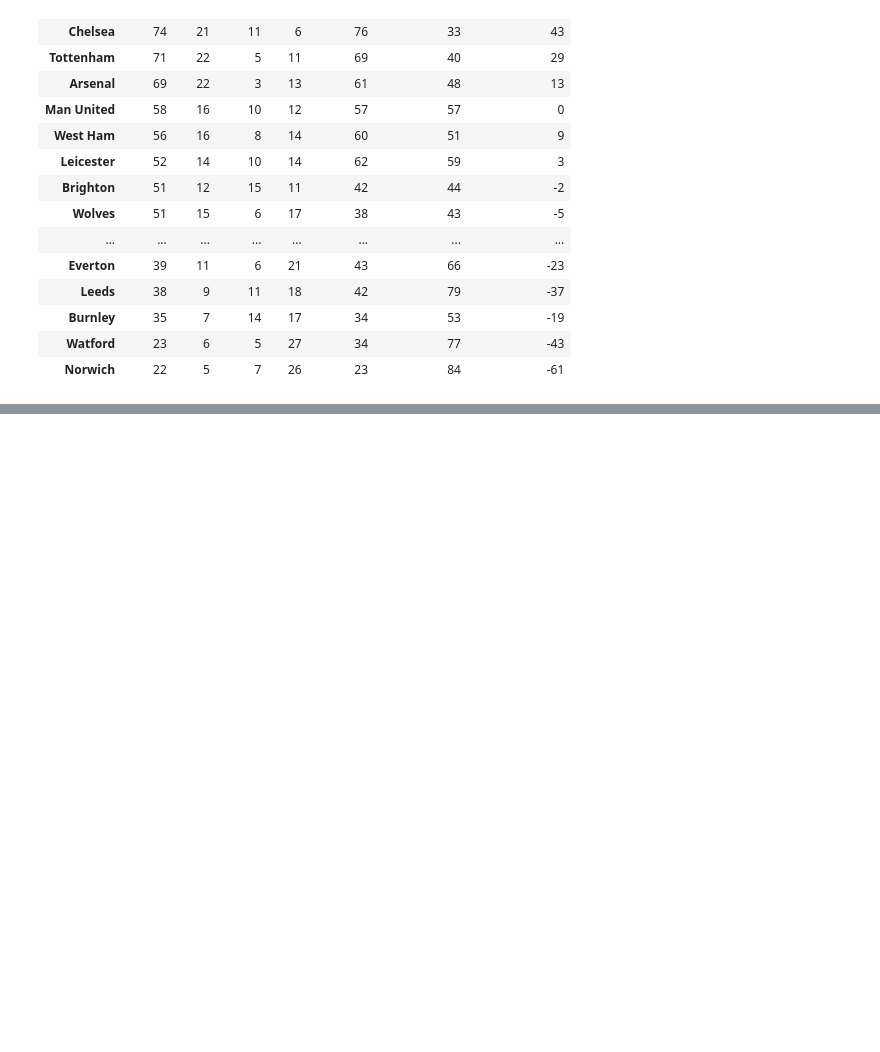
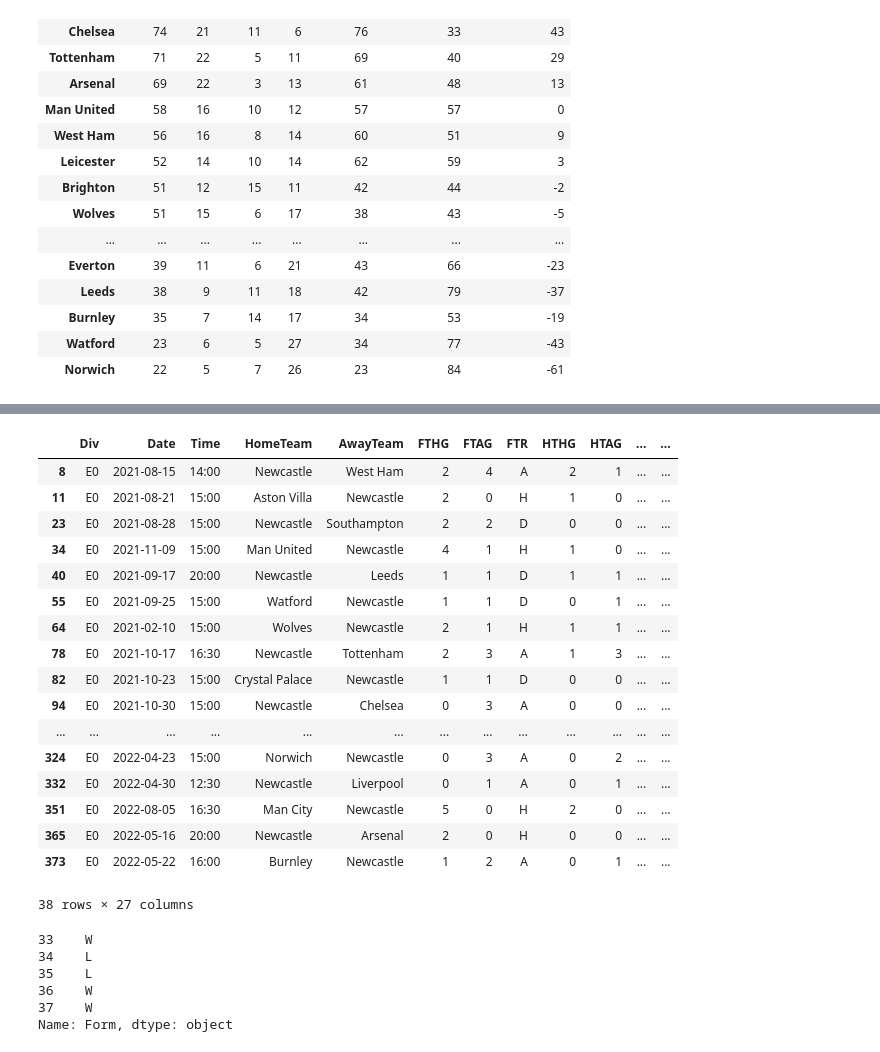
Before and after one commit to solstice035/footballdash, a Jupyter notebook: code/league.ipynb, the cells around one changed output, grey strips where cells are left out. Drawn from its saved outputs; the diff is of its cells as text; code cells hidden in the pictures; blank space fills up the shorter version.

```diff
--- a/code/league.ipynb
+++ b/code/league.ipynb
@@ -55,12 +55,10 @@ def awaypoints(FTR):
     return 0
 
 
-df
+df2 = df.copy()
+df2.loc[:, 'HomePoints'] = df.loc[:, 'FTR'].apply(homepoints)
+df2.loc[:, ('AwayPoints')] = df.loc[:, ('FTR')].apply(awaypoints)
+df2.loc[:, 'Score'] = df['FTHG'].astype(str) + '-' + df['FTAG'].astype(str)
 
-# df['HomePoints'] = df.apply(lambda row: hp(row), axis=1)
-df['HomePoints'] = df['FTR'].apply(homepoints)
-df['AwayPoints'] = df['FTR'].apply(awaypoints)
-df['Score'] = df['FTHG'].astype(str) + '-' + df['FTAG'].astype(str)
-
-df.head()
+df2.head()
 # %% [output]
@@ -88,0 +72,4 @@ See the caveats in the documentation: https://pandas.pydata.org/pandas-docs/stab
+# %%
+df2['Date'] = pd.to_datetime(df2['Date']).dt.date
+print(df2['Date'].dtype)
+df2.head(10)
@@ -207,0 +210,54 @@ See the caveats in the documentation: https://pandas.pydata.org/pandas-docs/stab
+# %%
+# get last 5 results for home teams
+team = 'Newcastle'
+
+df_newcastle = df2.query("(HomeTeam == @team) or (AwayTeam == @team)")
+
+df_newcastle.head(38)
+# %% [output]
+|  | Div | Date | Time | HomeTeam | AwayTeam | FTHG | FTAG | FTR | HTHG | HTAG | ... | ... |
+| 8 | E0 | 2021-08-15 | 14:00 | Newcastle | West Ham | 2 | 4 | A | 2 | 1 | ... | ... |
+| 11 | E0 | 2021-08-21 | 15:00 | Aston Villa | Newcastle | 2 | 0 | H | 1 | 0 | ... | ... |
+| 23 | E0 | 2021-08-28 | 15:00 | Newcastle | Southampton | 2 | 2 | D | 0 | 0 | ... | ... |
+| 34 | E0 | 2021-11-09 | 15:00 | Man United | Newcastle | 4 | 1 | H | 1 | 0 | ... | ... |
+| 40 | E0 | 2021-09-17 | 20:00 | Newcastle | Leeds | 1 | 1 | D | 1 | 1 | ... | ... |
+| 55 | E0 | 2021-09-25 | 15:00 | Watford | Newcastle | 1 | 1 | D | 0 | 1 | ... | ... |
+| 64 | E0 | 2021-02-10 | 15:00 | Wolves | Newcastle | 2 | 1 | H | 1 | 1 | ... | ... |
+| 78 | E0 | 2021-10-17 | 16:30 | Newcastle | Tottenham | 2 | 3 | A | 1 | 3 | ... | ... |
+| 82 | E0 | 2021-10-23 | 15:00 | Crystal Palace | Newcastle | 1 | 1 | D | 0 | 0 | ... | ... |
+| 94 | E0 | 2021-10-30 | 15:00 | Newcastle | Chelsea | 0 | 3 | A | 0 | 0 | ... | ... |
+| ... | ... | ... | ... | ... | ... | ... | ... | ... | ... | ... | ... | ... |
+| 324 | E0 | 2022-04-23 | 15:00 | Norwich | Newcastle | 0 | 3 | A | 0 | 2 | ... | ... |
+| 332 | E0 | 2022-04-30 | 12:30 | Newcastle | Liverpool | 0 | 1 | A | 0 | 1 | ... | ... |
+| 351 | E0 | 2022-08-05 | 16:30 | Man City | Newcastle | 5 | 0 | H | 2 | 0 | ... | ... |
+| 365 | E0 | 2022-05-16 | 20:00 | Newcastle | Arsenal | 2 | 0 | H | 0 | 0 | ... | ... |
+| 373 | E0 | 2022-05-22 | 16:00 | Burnley | Newcastle | 1 | 2 | A | 0 | 1 | ... | ... |
+38 rows × 27 columns
+# %%
+
+def form(x):
+    if x['HomeTeam'] == 'Newcastle' and x['FTR'] == 'H':
+        return 'W'
+    if x['AwayTeam'] == 'Newcastle' and x['FTR'] == 'A':
+        return 'W'
+    if x['HomeTeam'] == 'Newcastle' and x['FTR'] == 'A':
+        return 'L'
+    if x['AwayTeam'] == 'Newcastle' and x['FTR'] == 'H':
+        return 'L'
+    if x['FTR'] == 'D':
+        return 'D'
+    return 'U'
+
+df_newcastle_form = df_newcastle.loc[:, ('HomeTeam', 'AwayTeam', 'FTR')]
+df_newcastle_form.loc[:, 'Form'] = df_newcastle_form.apply(form, axis=1)
+df_newcastle_form.reset_index(inplace=True)
+
+df_newcastle_form = df_newcastle_form['Form']
+df_newcastle_form.tail(5)
+# %% [output]
+33    W
+34    L
+35    L
+36    W
+37    W
+Name: Form, dtype: object
```
Also changed, not shown: parts of 6 cells of this notebook, 2 other files.
